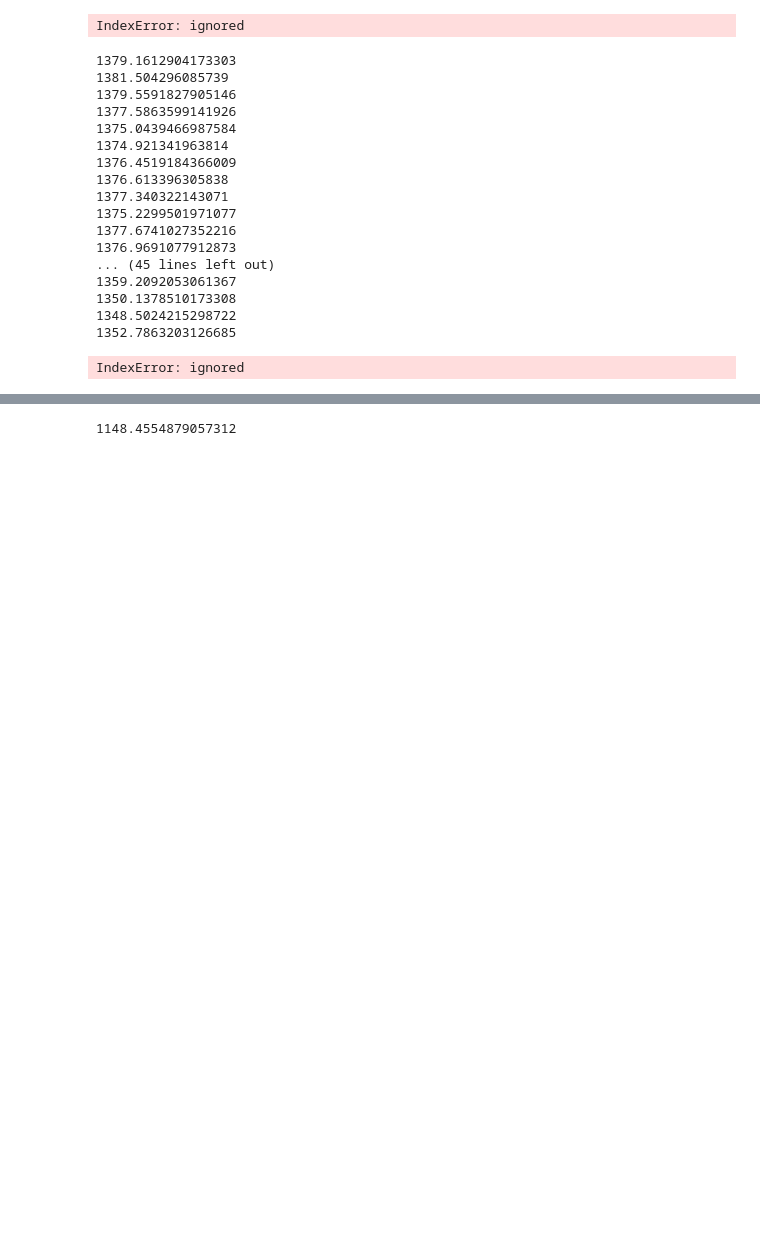
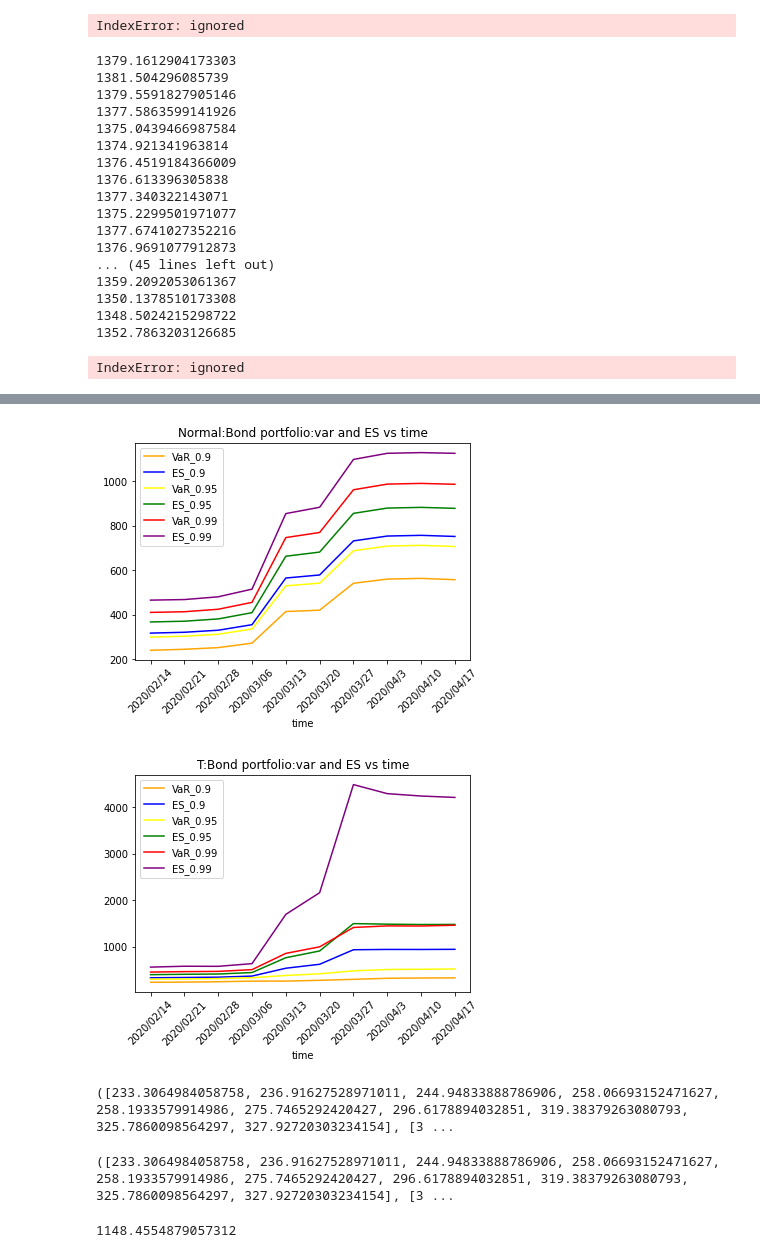
Before and after one commit to ZiyueNie/575, a Jupyter notebook: src/IB_new.ipynb, the cells around one changed output, grey strips where cells are left out. Cells and saved outputs as stored; diff of their text form; code cells hidden in the pictures; blank space fills up the shorter version.

```diff
--- a/src/IB_new.ipynb
+++ b/src/IB_new.ipynb
@@ -530,3 +538,19 @@ B22=plot_T(b22)
+# %%
+bb=bond_N(Change12)
+#print(bond_N(change1))
+BB=plot_N(bb)
+
+bb2=bond_T(Change12)
+BB2=plot_T(bb2)
+print(BB2)
+# %% [output]
+[figure, added]
+[figure, added]
+([233.3064984058758, 236.91627528971011, 244.94833888786906, 258.06693152471627, 258.1933579914986, 275.7465292420427, 296.6178894032851, 319.38379263080793, 325.7860098564297, 327.92720303234154], [3 ...
+# %%
+print(BB2)
+# %% [output]
+([233.3064984058758, 236.91627528971011, 244.94833888786906, 258.06693152471627, 258.1933579914986, 275.7465292420427, 296.6178894032851, 319.38379263080793, 325.7860098564297, 327.92720303234154], [3 ...
 # %%
 p=c*(np.exp(-r)-np.exp(-17*r))/(1-np.exp(-r))+F*np.exp(-16*r)
 print(p)
```
Also changed, not shown: parts of 4 cells of this notebook.
